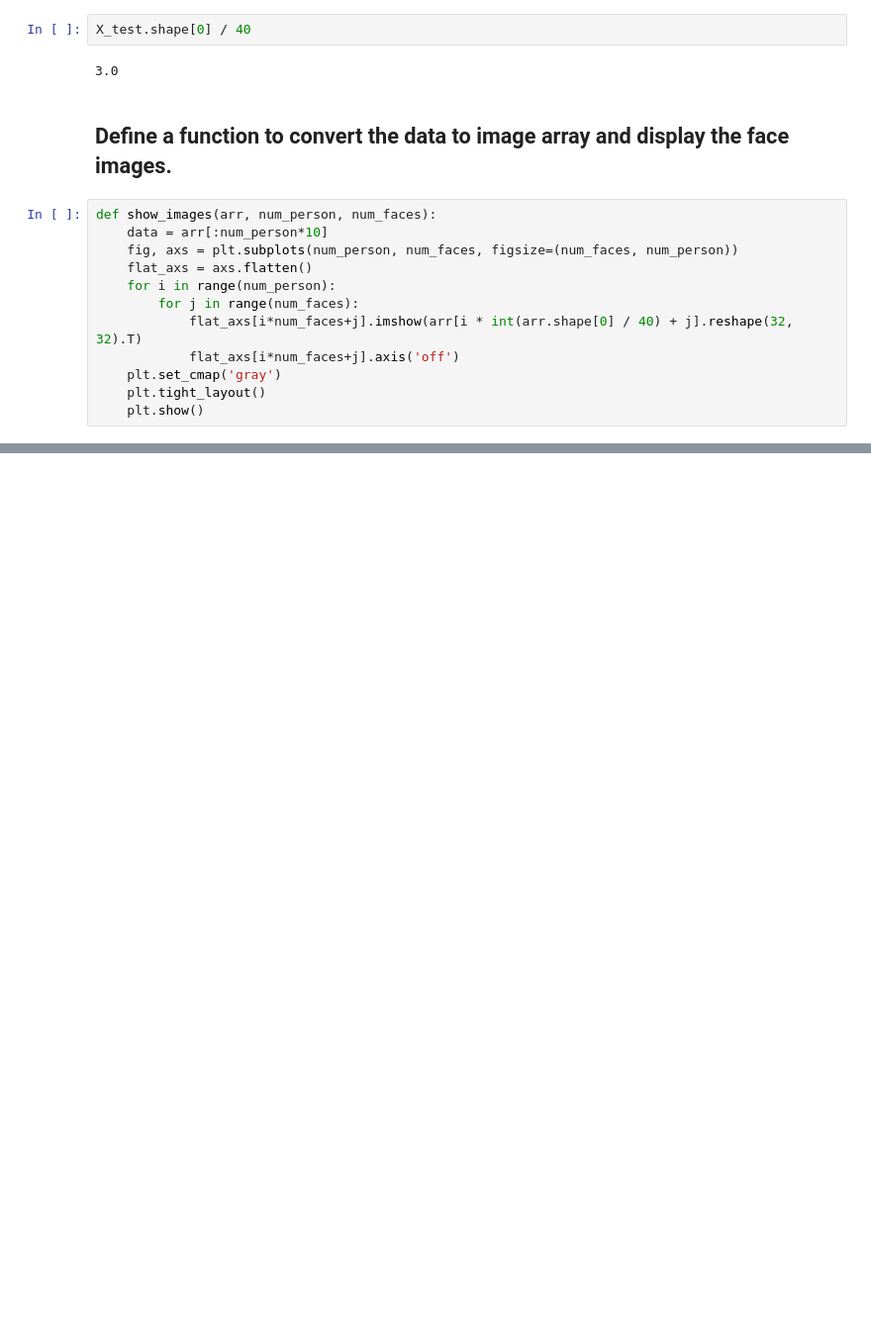
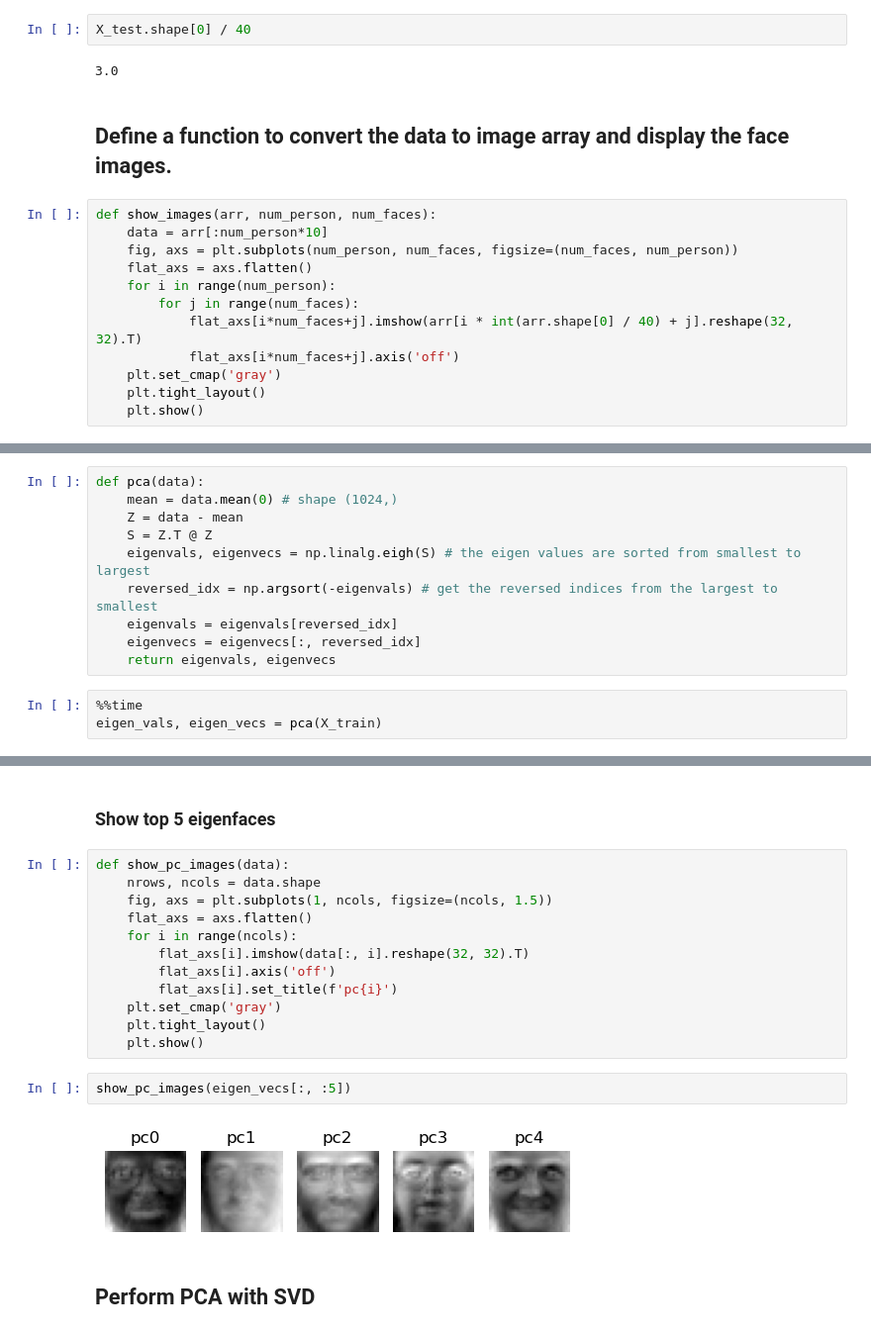
Before and after one commit to youfenglab/youfenglab.github.io, a Jupyter notebook: projects/nbs/eigenface.ipynb, the cells around one changed output, grey strips where cells are left out. Shown: that part at 99% size. Saved outputs shown, nothing was run; the diff lists cells and outputs as text; blank space fills up the shorter version.

```diff
--- a/projects/nbs/eigenface.ipynb
+++ b/projects/nbs/eigenface.ipynb
@@ -63,0 +86,13 @@ show_images(X_train, 2, 5)
+# %%
+def pca(data):
+    mean = data.mean(0) # shape (1024,)
+    Z = data - mean
+    S = Z.T @ Z
+    eigenvals, eigenvecs = np.linalg.eigh(S) # the eigen values are sorted from smallest to largest
+    reversed_idx = np.argsort(-eigenvals) # get the reversed indices from the largest to smallest
+    eigenvals = eigenvals[reversed_idx]
+    eigenvecs = eigenvecs[:, reversed_idx]
+    return eigenvals, eigenvecs
+# %%
+%%time
+eigen_vals, eigen_vecs = pca(X_train)
@@ -63,0 +124,20 @@ show_images(X_train, 2, 5)
+# %% [markdown]
+### Show top 5 eigenfaces
+# %%
+def show_pc_images(data):
+    nrows, ncols = data.shape
+    fig, axs = plt.subplots(1, ncols, figsize=(ncols, 1.5))
+    flat_axs = axs.flatten()
+    for i in range(ncols):
+        flat_axs[i].imshow(data[:, i].reshape(32, 32).T)
+        flat_axs[i].axis('off')
+        flat_axs[i].set_title(f'pc{i}')
+    plt.set_cmap('gray')
+    plt.tight_layout()
+    plt.show()
+# %%
+show_pc_images(eigen_vecs[:, :5])
+# %% [output]
+[figure, added]
+# %% [markdown]
+## Perform PCA with SVD
```
Also changed, not shown: parts of 49 cells of this notebook, 2 other files.
